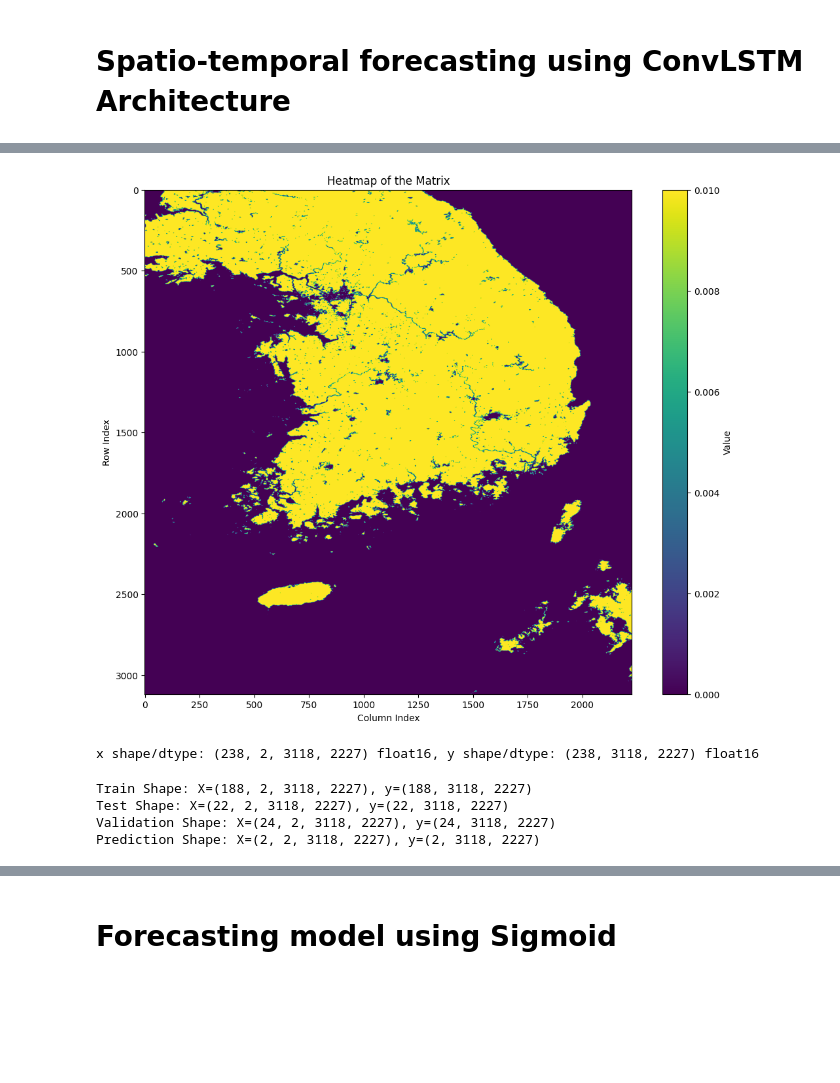
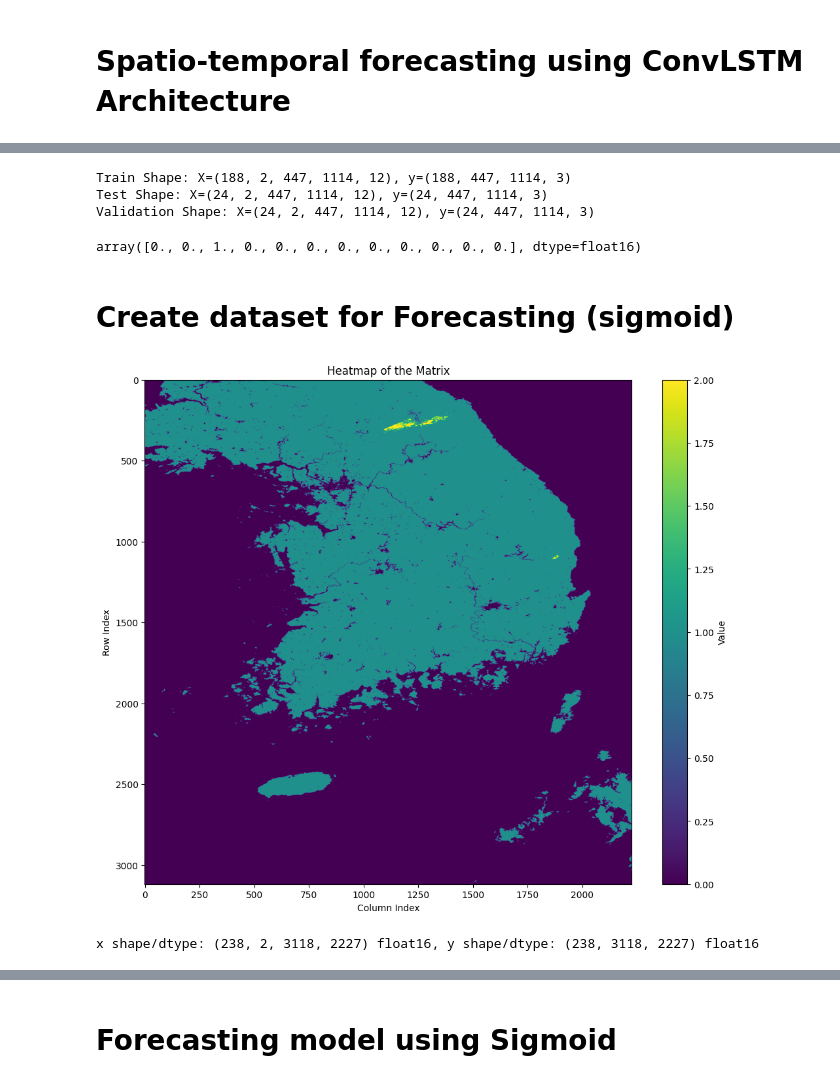
Before and after one commit to Tom-v-G/UC_wildfire_forecasting, a Jupyter notebook: data visualisation Rajiv.ipynb, the cells around one changed output, grey strips where cells are left out. Drawn from its saved outputs; the diff is of its cells as text; code cells hidden in the pictures; blank space fills up the shorter version.

Commit message:
Added model with smaller bounding box + added month in the dataset for more context

```diff
--- a/data visualisation Rajiv.ipynb
+++ b/data visualisation Rajiv.ipynb
@@ -124,10 +126,10 @@ array([[0., 0., 0., 0., 0., 0., 0., 0., 0., 0., 0., 0., 0., 0., 0., 0.,
 # %% [markdown]
 # Load GeoTIFF
 # %%
-south_korea_lat_min = 32
+south_korea_lat_min = 38
 south_korea_lat_max = 39
-south_korea_lon_min = 125
-south_korea_lon_max = 130
+south_korea_lon_min = 126
+south_korea_lon_max = 128.5
 # %%
 def pixel_long_to_idx(long: float):
     if long < 52.999301 or  long > 179.99999999952965:
@@ -193,0 +202,6 @@ loaded_data = rioxarray.open_rasterio("kr_data.tif")
+# %%
+for i, data in enumerate(combined_data):
+    temp = np.where(data > 50, 1, 0)
+    temp2 = np.where(data > 0, 1, 0)
+    new_data = np.zeros(shape=data.shape) + temp + temp2
+    combined_data[i] = new_data
@@ -227,3 +246,3 @@ np.save('training_array_f32.npy', new_array)
 # %%
 # Load saved data
-training_data = np.load("training_array_f32.npy")
+training_data = np.load("training_array_small_bb_f16.npy")
@@ -229,0 +335,21 @@ training_data = np.load("training_array_f32.npy")
+# %%
+# Map values betwene 1-50 to 1, values between 50 and 100 to 2.
+def augment_data(data):
+    """
+    Augment the data based on the specified rules.
+
+    :param data: A numpy array containing the data to be augmented.
+    :return: A numpy array with the augmented data.
+    """
+    # Copy the data to avoid modifying the original array
+    augmented_data = np.copy(data)
+
+    # Apply the conditions
+    augmented_data[(data > 0) & (data <= 50)] = 1
+    augmented_data[data > 50] = 2
+
+    del data
+
+    return augmented_data
+
+classification_data = augment_data(training_data)
@@ -230,3 +367,19 @@ training_data = np.load("training_array_f32.npy")
+# %%
+# Create train/test/val split
+train, test, val = train_test_split(one_hot_x, one_hot_y, 188, 24, 24)
+X_train, y_train = train
+X_test, y_test = test
+X_val, y_val = val
+# %% [output]
+Train Shape: X=(188, 2, 447, 1114, 12), y=(188, 447, 1114, 3)
+Test Shape: X=(24, 2, 447, 1114, 12), y=(24, 447, 1114, 3)
+Validation Shape: X=(24, 2, 447, 1114, 12), y=(24, 447, 1114, 3)
+# %%
+X_train[1,1,0,0]
+# %% [output]
+array([0., 0., 1., 0., 0., 0., 0., 0., 0., 0., 0., 0.], dtype=float16)
+# %% [markdown]
+# Create dataset for Forecasting (sigmoid)
 # %%
 # Dataset normalization between 0 and 1
 def custom_normalize(data):
@@ -244,14 +397,14 @@ normalized_dataset = np.load("training_array_f16_normalized.npy")
 # %%
 # quick exploration of the data
 
 plt.figure(figsize=(12, 10))
-plt.imshow(normalized_dataset[7], cmap='viridis', aspect='auto')  # 'aspect=auto' adjusts the aspect ratio to fit the dimensions
+plt.imshow(classification_data[2], cmap='viridis', aspect='auto', vmin=0, vmax=2)  # 'aspect=auto' adjusts the aspect ratio to fit the dimensions
 plt.colorbar(label='Value')
 plt.title("Heatmap of the Matrix")
 plt.xlabel("Column Index")
 plt.ylabel("Row Index")
 plt.show()
 # %% [output]
-[figure, old version]
+[figure, new version]
 # %%
 # Create windowed training dataset
@@ -275,27 +421,3 @@ np.save("y_f16.npy", y)
 # Load X and y
 X = np.load("X_f16.npy")
 y = np.load("y_f16.npy")
-# %%
-# Define the split indices
-train_end = 188
-test_end = train_end + 22
-val_end = test_end + 24
-pred_start = val_end
-pred_end = pred_start + 2  # We want 2 samples for prediction
-
-# Split the dataset
-X_train, y_train = X[:train_end], y[:train_end]
-X_test, y_test = X[train_end:test_end], y[train_end:test_end]
-X_val, y_val = X[test_end:val_end], y[test_end:val_end]
-X_pred, y_pred = X[pred_start:pred_end], y[pred_start:pred_end]
-
-# Print the shapes of the splits to verify
-print(f"Train Shape: X={X_train.shape}, y={y_train.shape}")
-print(f"Test Shape: X={X_test.shape}, y={y_test.shape}")
-print(f"Validation Shape: X={X_val.shape}, y={y_val.shape}")
-print(f"Prediction Shape: X={X_pred.shape}, y={y_pred.shape}")
-# %% [output]
-Train Shape: X=(188, 2, 3118, 2227), y=(188, 3118, 2227)
-Test Shape: X=(22, 2, 3118, 2227), y=(22, 3118, 2227)
-Validation Shape: X=(24, 2, 3118, 2227), y=(24, 3118, 2227)
-Prediction Shape: X=(2, 2, 3118, 2227), y=(2, 3118, 2227)
```
Also changed, not shown: parts of 37 cells of this notebook.
